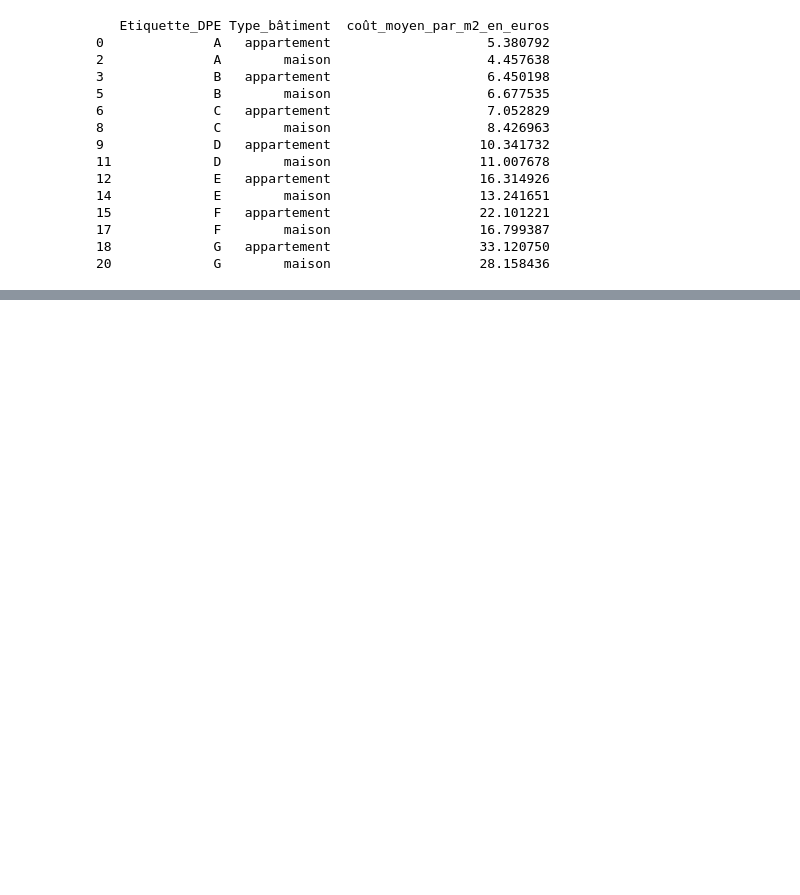
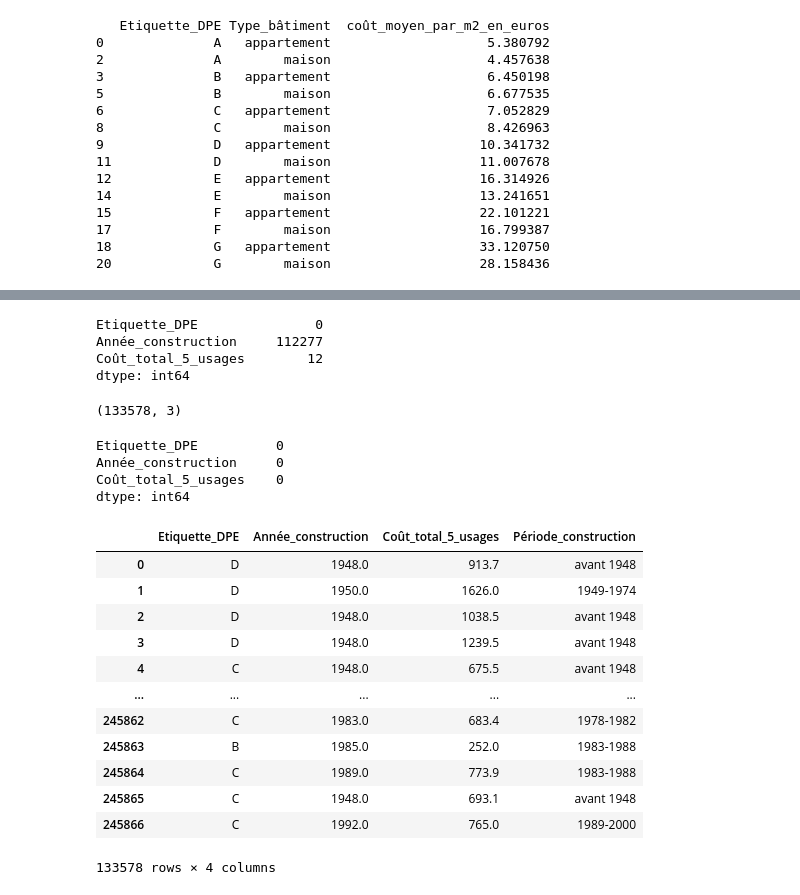
Before and after one commit to ER-20/enedis-wagon, a Jupyter notebook: notebooks/TD_graph_1.ipynb, the cells around one changed output, grey strips where cells are left out. Cells and saved outputs as stored; diff of their text form; code cells hidden in the pictures; blank space fills up the shorter version.

```diff
--- a/notebooks/TD_graph_1.ipynb
+++ b/notebooks/TD_graph_1.ipynb
@@ -254,0 +273,7 @@ fig.show()
+# %%
+filtered_data.isnull().sum()
+# %% [output]
+Etiquette_DPE               0
+Année_construction     112277
+Coût_total_5_usages        12
+dtype: int64
@@ -254,0 +282,11 @@ fig.show()
+# %%
+clean_data.shape
+# %% [output]
+(133578, 3)
+# %%
+clean_data.isnull().sum()
+# %% [output]
+Etiquette_DPE          0
+Année_construction     0
+Coût_total_5_usages    0
+dtype: int64
@@ -254,0 +300,16 @@ fig.show()
+# %%
+filtered_data
+# %% [output]
+|  | Etiquette_DPE | Année_construction | Coût_total_5_usages | Période_construction |
+| 0 | D | 1948.0 | 913.7 | avant 1948 |
+| 1 | D | 1950.0 | 1626.0 | 1949-1974 |
+| 2 | D | 1948.0 | 1038.5 | avant 1948 |
+| 3 | D | 1948.0 | 1239.5 | avant 1948 |
+| 4 | C | 1948.0 | 675.5 | avant 1948 |
+| ... | ... | ... | ... | ... |
+| 245862 | C | 1983.0 | 683.4 | 1978-1982 |
+| 245863 | B | 1985.0 | 252.0 | 1983-1988 |
+| 245864 | C | 1989.0 | 773.9 | 1983-1988 |
+| 245865 | C | 1948.0 | 693.1 | avant 1948 |
+| 245866 | C | 1992.0 | 765.0 | 1989-2000 |
+133578 rows × 4 columns
```
Also changed, not shown: parts of 7 cells of this notebook, 2 other files.
